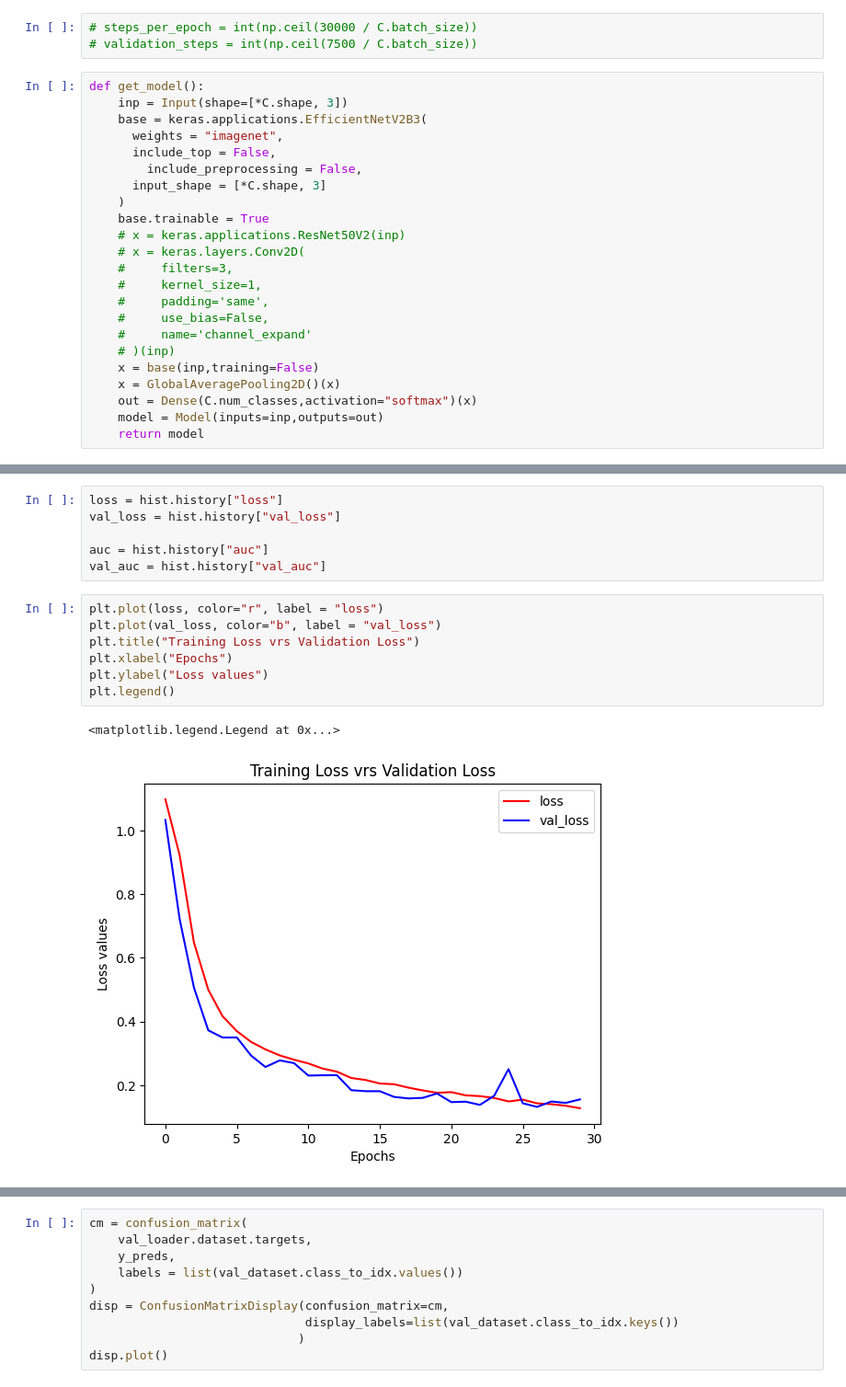
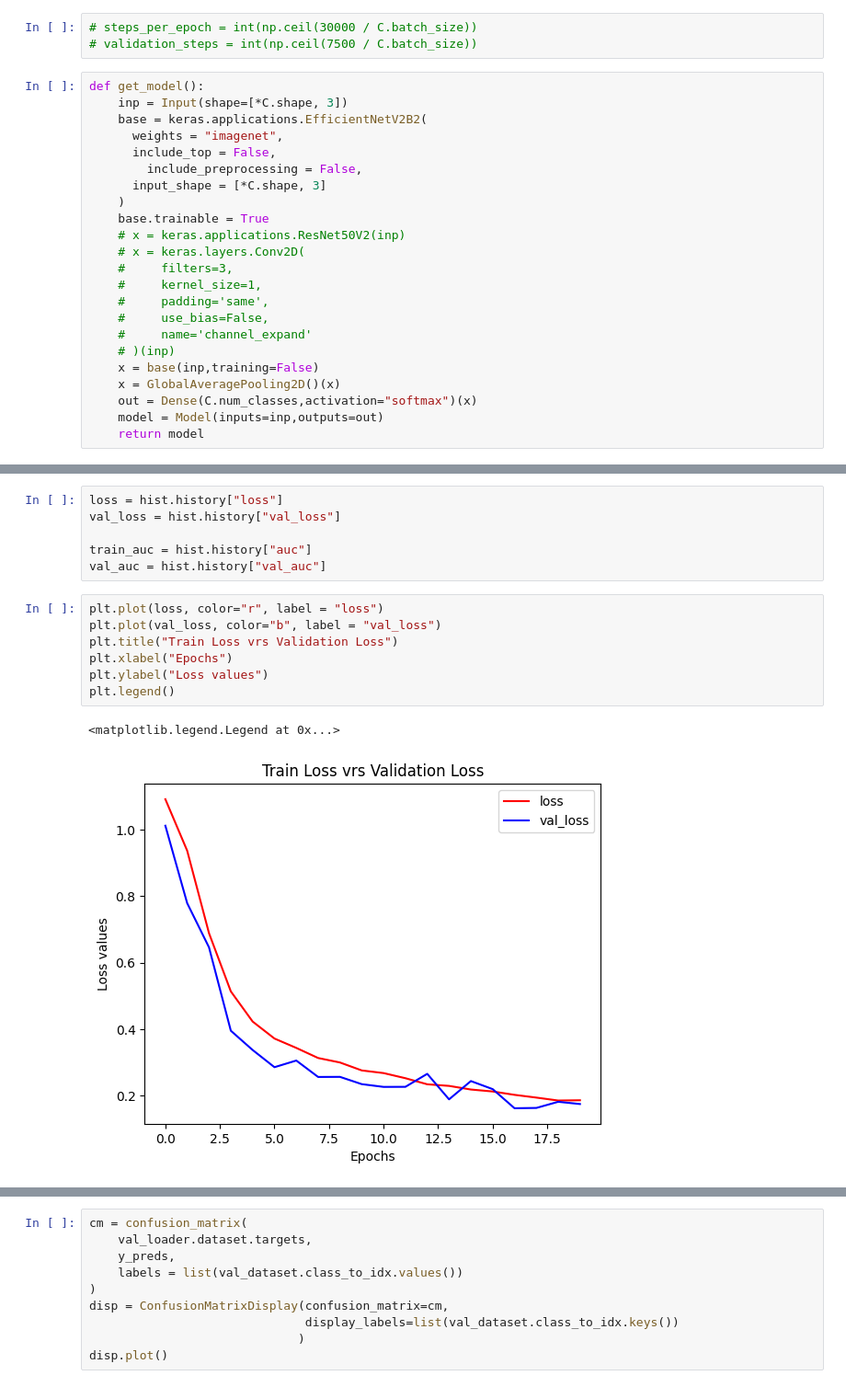
Before and after one commit to atiaisaac/GSOC26_ML4SCI, a Jupyter notebook: Test 1/test-1.ipynb, the cells around one changed output, grey strips where cells are left out. Shown at 92% size. Saved outputs shown, nothing was run; the diff lists cells and outputs as text.

```diff
--- a/Test 1/test-1.ipynb
+++ b/Test 1/test-1.ipynb
@@ -249,7 +248,7 @@ visualize_batch(dummy_loader, num_batches=1, class_names=['no', 'sphere', 'vort'
 # %%
 def get_model():
     inp = Input(shape=[*C.shape, 3])
-    base = keras.applications.EfficientNetV2B3(
+    base = keras.applications.EfficientNetV2B2(
       weights = "imagenet",
       include_top = False,
         include_preprocessing = False,
@@ -373,16 +372,16 @@ deeplense_model.evaluate(val_loader)
 loss = hist.history["loss"]
 val_loss = hist.history["val_loss"]
 
-auc = hist.history["auc"]
+train_auc = hist.history["auc"]
 val_auc = hist.history["val_auc"]
 # %%
 plt.plot(loss, color="r", label = "loss")
 plt.plot(val_loss, color="b", label = "val_loss")
-plt.title("Training Loss vrs Validation Loss")
+plt.title("Train Loss vrs Validation Loss")
 plt.xlabel("Epochs")
 plt.ylabel("Loss values")
 plt.legend()
 # %% [output]
 <matplotlib.legend.Legend at 0x...>
-[figure, old version]
+[figure, new version]
 # %%
```
Also changed, not shown: parts of 12 cells of this notebook, 3 other files.
